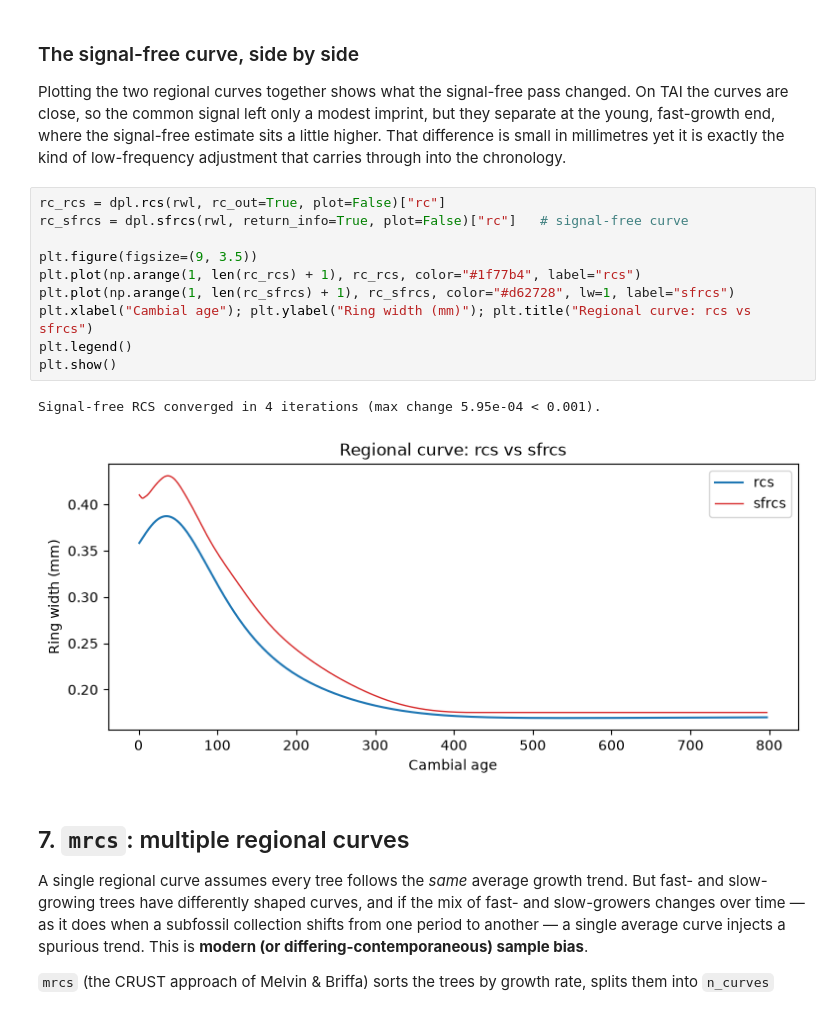
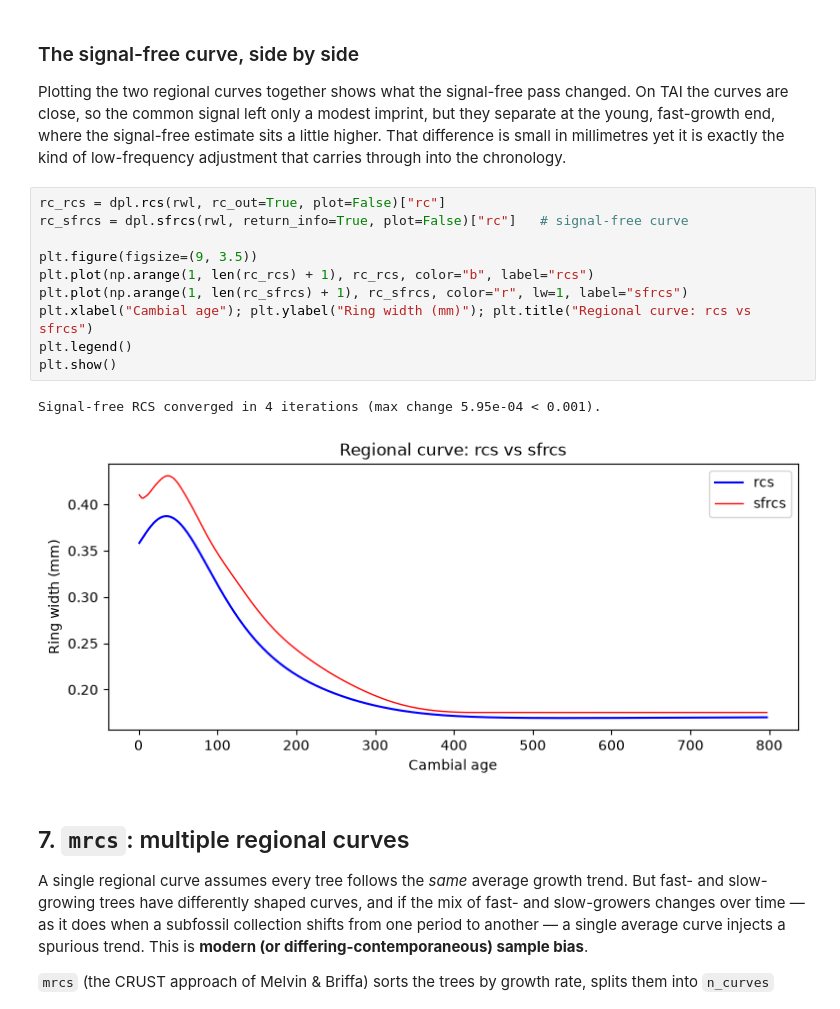
Before and after one commit to OpenDendro/dplPy, a Jupyter notebook: notebooks/rcs_demonstration.ipynb, the cells around one changed output. Saved outputs shown, nothing was run; the diff lists cells and outputs as text.

```diff
--- a/notebooks/rcs_demonstration.ipynb
+++ b/notebooks/rcs_demonstration.ipynb
@@ -192,16 +199,16 @@ adjustment that carries through into the chronology.
 # %%
 rc_rcs = dpl.rcs(rwl, rc_out=True, plot=False)["rc"]
 rc_sfrcs = dpl.sfrcs(rwl, return_info=True, plot=False)["rc"]   # signal-free curve
 
 plt.figure(figsize=(9, 3.5))
-plt.plot(np.arange(1, len(rc_rcs) + 1), rc_rcs, color="#1f77b4", label="rcs")
-plt.plot(np.arange(1, len(rc_sfrcs) + 1), rc_sfrcs, color="#d62728", lw=1, label="sfrcs")
+plt.plot(np.arange(1, len(rc_rcs) + 1), rc_rcs, color="b", label="rcs")
+plt.plot(np.arange(1, len(rc_sfrcs) + 1), rc_sfrcs, color="r", lw=1, label="sfrcs")
 plt.xlabel("Cambial age"); plt.ylabel("Ring width (mm)"); plt.title("Regional curve: rcs vs sfrcs")
 plt.legend()
 plt.show()
 # %% [output]
 Signal-free RCS converged in 4 iterations (max change 5.95e-04 < 0.001).
-[figure, old version]
+[figure, new version]
 # %% [markdown]
 ## 7. `mrcs`: multiple regional curves
 
```
Also changed, not shown: parts of 11 cells of this notebook, 1 other file.
